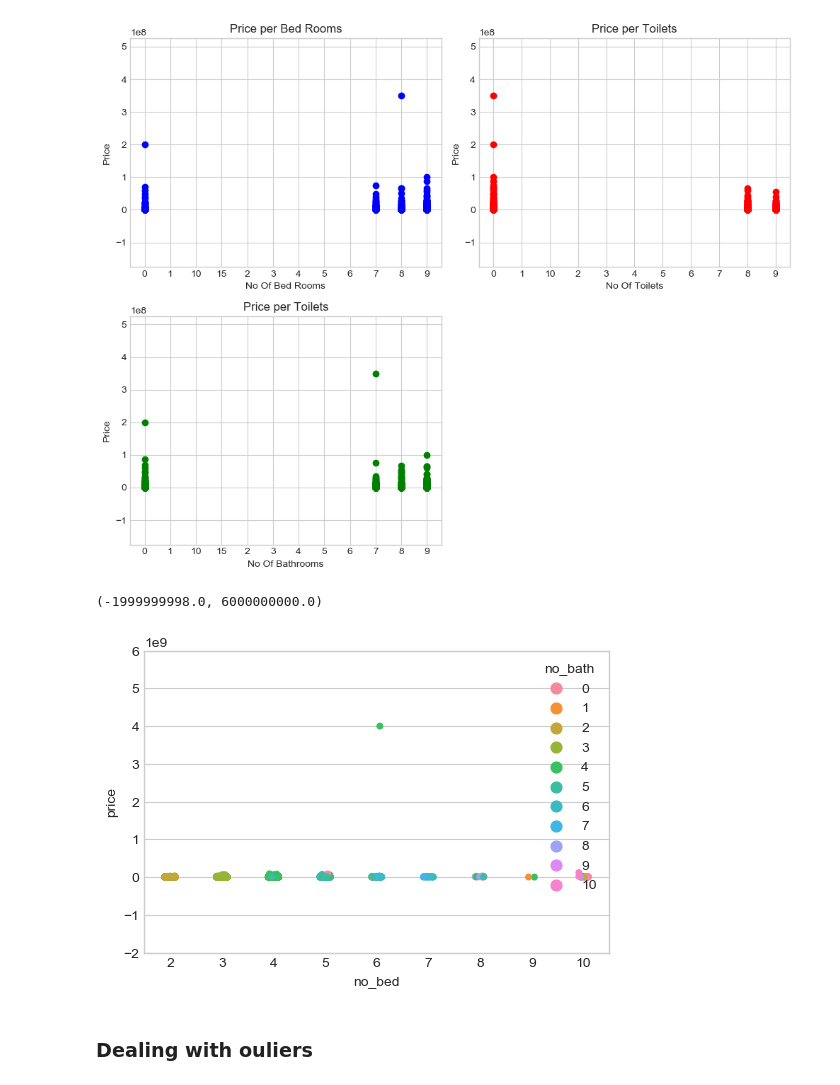
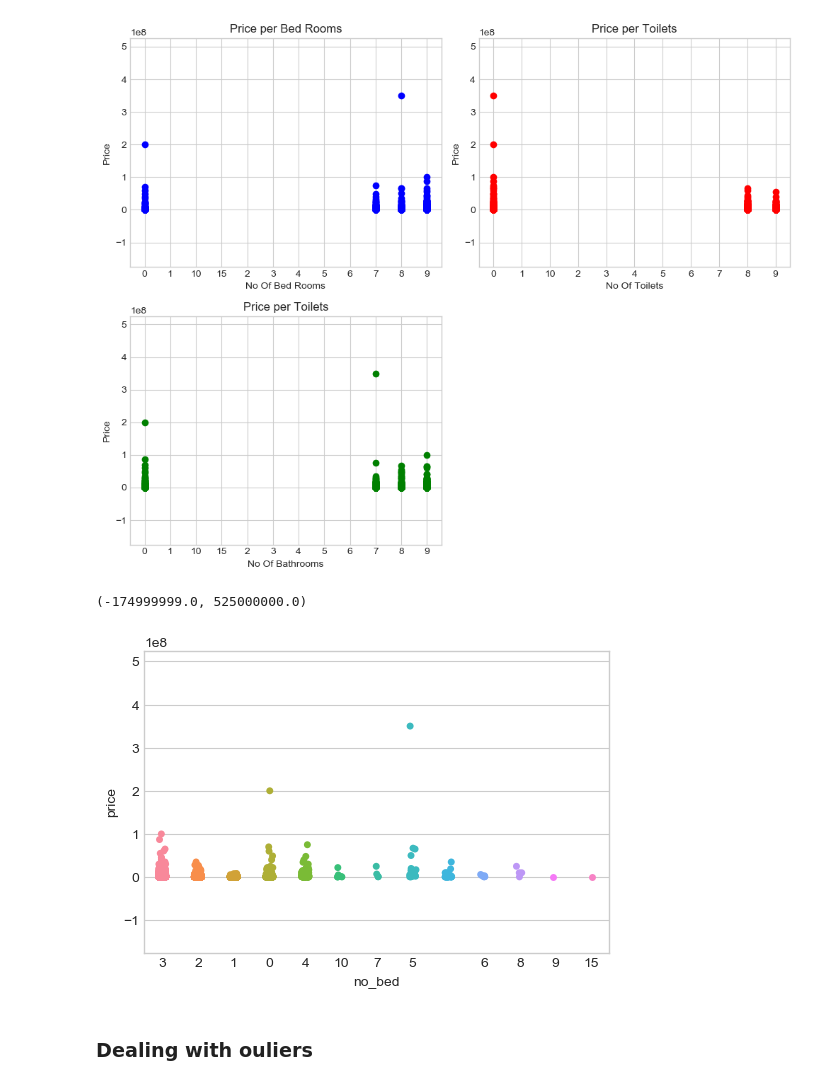
Before and after one commit to victorlenerd/lagos_housing, a Jupyter notebook: lagos_housing.ipynb, the cells around one changed output. Cells and saved outputs as stored; diff of their text form; code cells hidden in the pictures.

Commit message:
using data from nigerian property center

```diff
--- a/lagos_housing.ipynb
+++ b/lagos_housing.ipynb
@@ -36,5 +45 @@ data.tail()
-# %%
-# The scrapper gathered some wrong values from dom elements that had the same property. It's best to drop them
-data = data.dropna()
-data = data.drop_duplicates()
 # %%
@@ -165,3 +171,0 @@ df['area'] = df['area'].apply(addressToArea)
-# %%
-# Remove entries with less than one bed rooms
-data = data[data['no_bed'] > 1]
@@ -213,11 +297,11 @@ plt.show()
 # %%
 low = np.min(data['price'])
 high = np.max(data['price'])
-sp = sns.stripplot(x=data["no_bed"], y=data["price"], jitter=True, hue=data["no_bath"])
+sp = sns.stripplot(x=data["no_bed"], y=data["price"], jitter=True)
 sp.set_ylim([math.ceil(low-0.5*(high-low)), math.ceil(high+0.5*(high-low))])
 # %% [output]
-(-1999999998.0, 6000000000.0)
+(-174999999.0, 525000000.0)
-[figure, old version]
+[figure, new version]
 # %% [markdown]
 ### Dealing with ouliers
 # %% [markdown]
```
Also changed, not shown: parts of 28 cells of this notebook, 1 other file.
